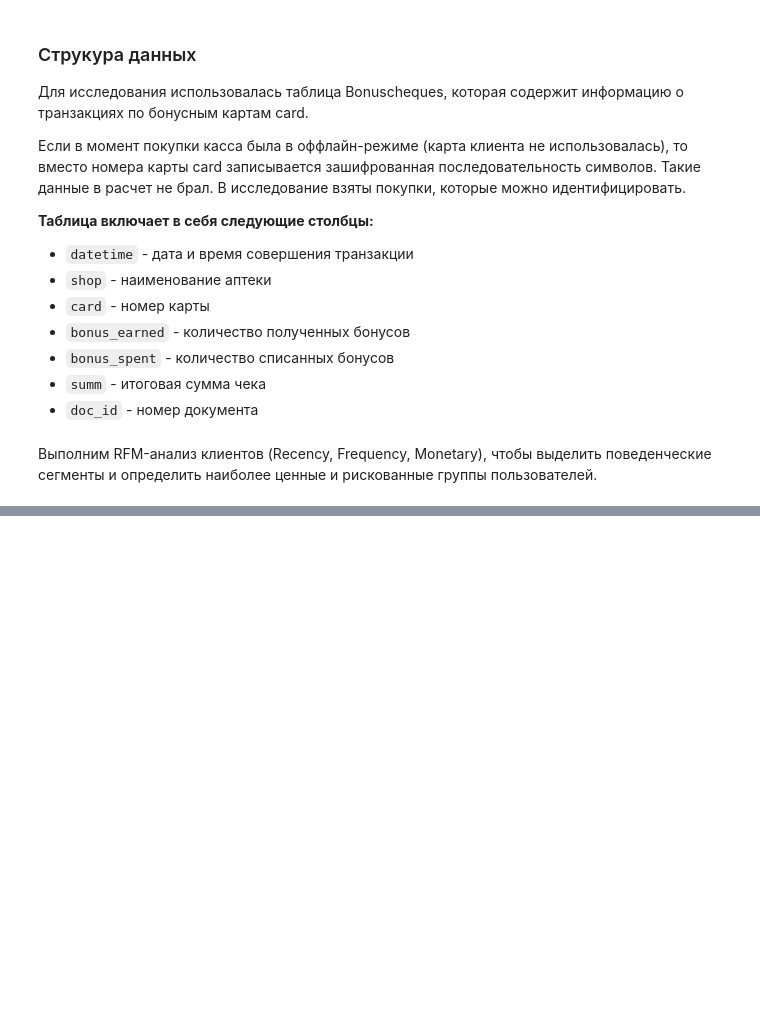
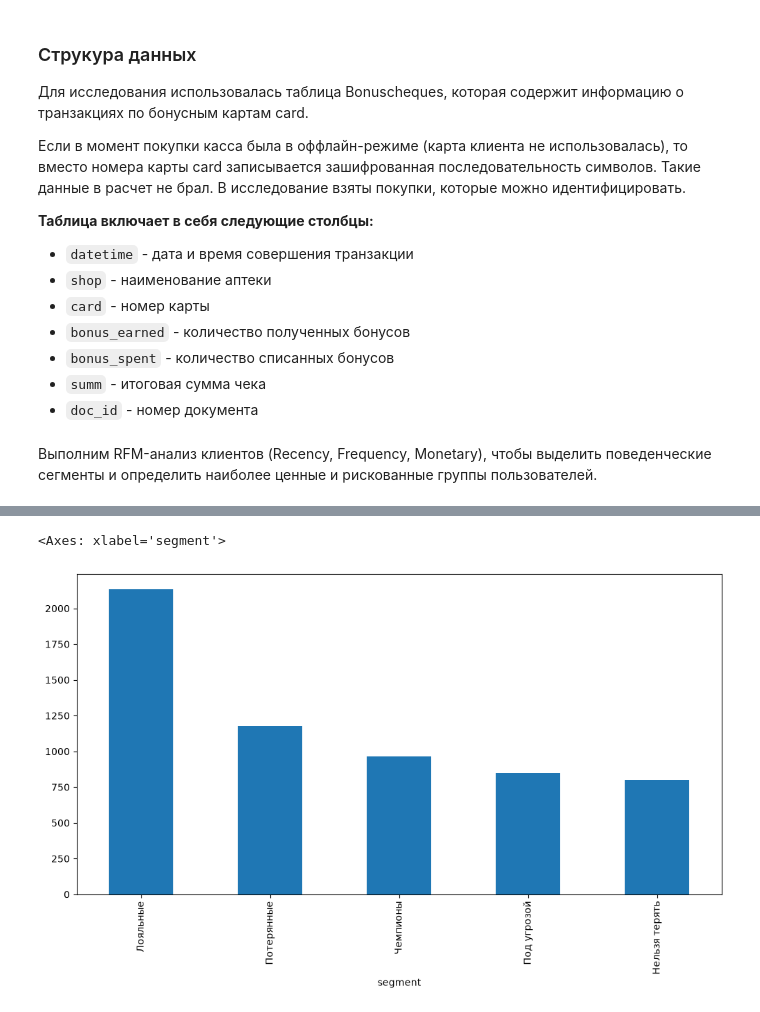
Before and after one commit to artkriukov/portfolio, a Jupyter notebook: projects/rfm-analysis-pharmacy/rfm-pharmacy-analysis.ipynb, the cells around one changed output, grey strips where cells are left out. Saved outputs shown, nothing was run; the diff lists cells and outputs as text; code cells hidden in the pictures; blank space fills up the shorter version.

```diff
--- a/projects/rfm-analysis-pharmacy/rfm-pharmacy-analysis.ipynb
+++ b/projects/rfm-analysis-pharmacy/rfm-pharmacy-analysis.ipynb
@@ -68,0 +67,10 @@ rfm
+# %%
+rfm.plot(
+    kind='bar',
+    x='segment',
+    y='customers',
+    legend=False
+)
+# %% [output]
+<Axes: xlabel='segment'>
+[figure, added]
```
Also changed, not shown: parts of 13 cells of this notebook, 1 other file.
